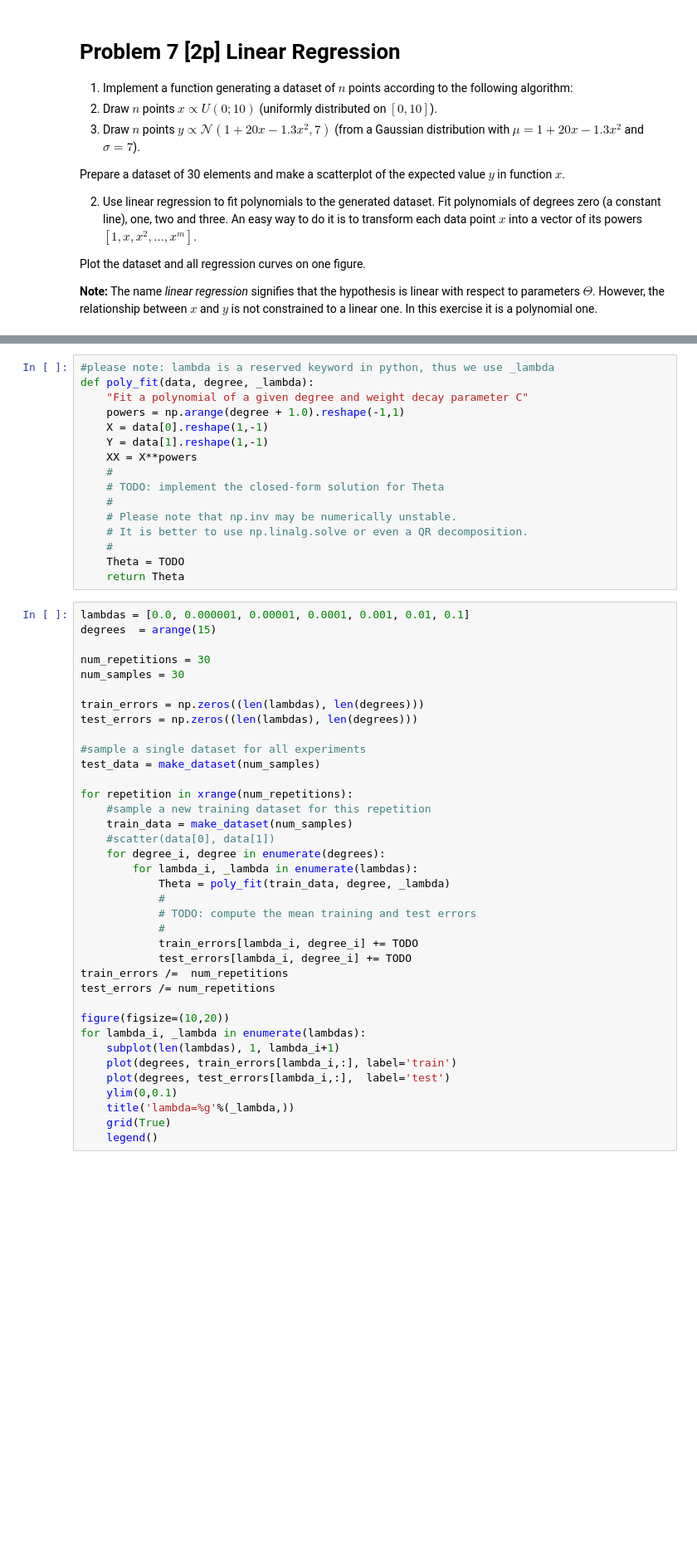
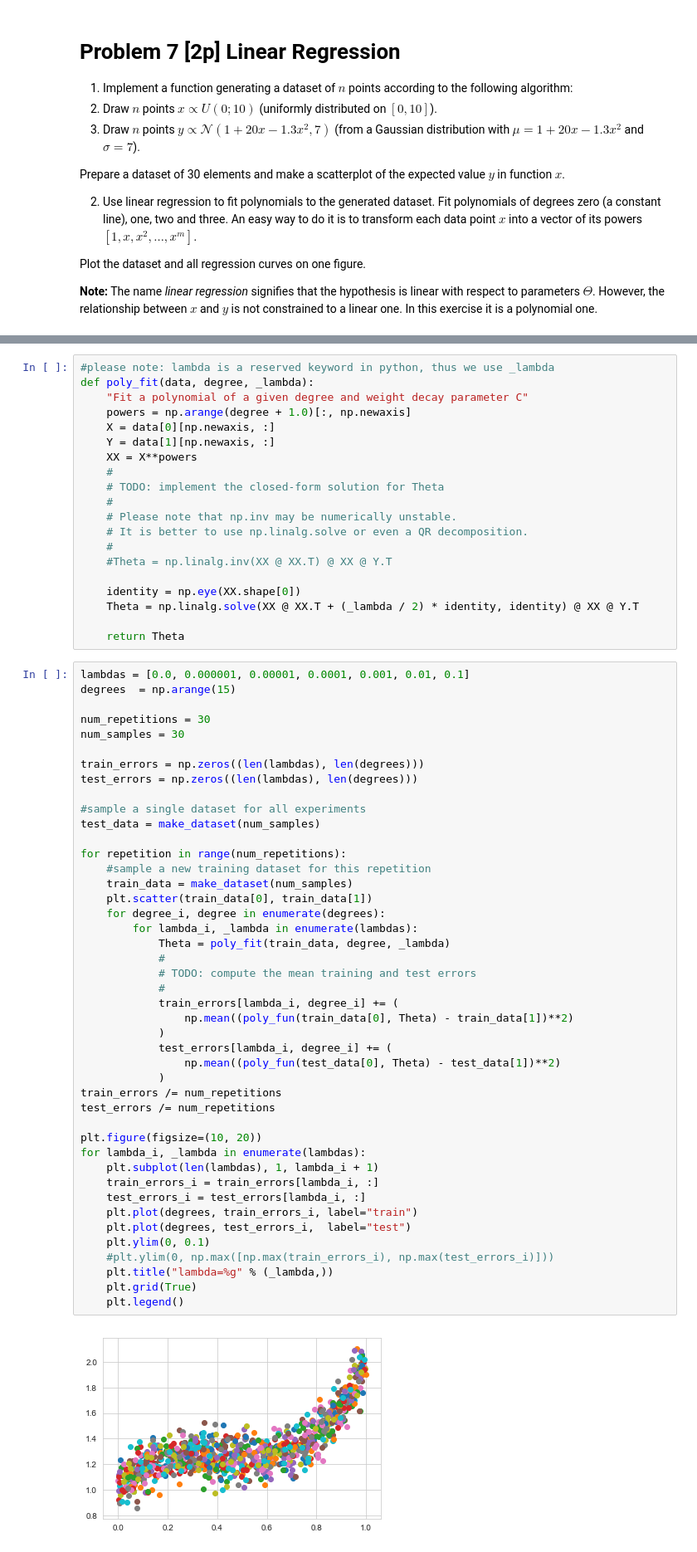
Before and after one commit to derenio/nn_assignments, a Jupyter notebook: assignment2/Assignment2_solutions.ipynb, the cells around one changed output, grey strips where cells are left out. Shown at 83% size. Saved outputs shown, nothing was run; the diff lists cells and outputs as text; blank space fills up the shorter version.

```diff
--- a/assignment2/Assignment2_solutions.ipynb
+++ b/assignment2/Assignment2_solutions.ipynb
@@ -604,9 +653,9 @@ legend(loc='upper left')
 #please note: lambda is a reserved keyword in python, thus we use _lambda
 def poly_fit(data, degree, _lambda):
     "Fit a polynomial of a given degree and weight decay parameter C"
-    powers = np.arange(degree + 1.0).reshape(-1,1)
-    X = data[0].reshape(1,-1)
-    Y = data[1].reshape(1,-1)
+    powers = np.arange(degree + 1.0)[:, np.newaxis]
+    X = data[0][np.newaxis, :]
+    Y = data[1][np.newaxis, :]
     XX = X**powers
     #
     # TODO: implement the closed-form solution for Theta
@@ -614,42 +663,55 @@ def poly_fit(data, degree, _lambda):
     # Please note that np.inv may be numerically unstable.
     # It is better to use np.linalg.solve or even a QR decomposition.
     #
-    Theta = TODO
+    #Theta = np.linalg.inv(XX @ XX.T) @ XX @ Y.T
+
+    identity = np.eye(XX.shape[0])
+    Theta = np.linalg.solve(XX @ XX.T + (_lambda / 2) * identity, identity) @ XX @ Y.T
+
     return Theta
 # %%
 lambdas = [0.0, 0.000001, 0.00001, 0.0001, 0.001, 0.01, 0.1]
-degrees  = arange(15)
+degrees  = np.arange(15)
 
 num_repetitions = 30
 num_samples = 30
 
 train_errors = np.zeros((len(lambdas), len(degrees)))
 test_errors = np.zeros((len(lambdas), len(degrees)))
 
 #sample a single dataset for all experiments
 test_data = make_dataset(num_samples)
 
-for repetition in xrange(num_repetitions):
+for repetition in range(num_repetitions):
     #sample a new training dataset for this repetition
     train_data = make_dataset(num_samples)
-    #scatter(data[0], data[1])
+    plt.scatter(train_data[0], train_data[1])
     for degree_i, degree in enumerate(degrees):
         for lambda_i, _lambda in enumerate(lambdas):
             Theta = poly_fit(train_data, degree, _lambda)
             #
             # TODO: compute the mean training and test errors
             #
-            train_errors[lambda_i, degree_i] += TODO
-            test_errors[lambda_i, degree_i] += TODO
-train_errors /=  num_repetitions
+            train_errors[lambda_i, degree_i] += (
+                np.mean((poly_fun(train_data[0], Theta) - train_data[1])**2)
+            )
+            test_errors[lambda_i, degree_i] += (
+                np.mean((poly_fun(test_data[0], Theta) - test_data[1])**2)
+            )
+train_errors /= num_repetitions
 test_errors /= num_repetitions
 
-figure(figsize=(10,20))
+plt.figure(figsize=(10, 20))
 for lambda_i, _lambda in enumerate(lambdas):
-    subplot(len(lambdas), 1, lambda_i+1)
-    plot(degrees, train_errors[lambda_i,:], label='train')
-    plot(degrees, test_errors[lambda_i,:],  label='test')
-    ylim(0,0.1)
-    title('lambda=%g'%(_lambda,))
-    grid(True)
-    legend()
+    plt.subplot(len(lambdas), 1, lambda_i + 1)
+    train_errors_i = train_errors[lambda_i, :]
+    test_errors_i = test_errors[lambda_i, :]
+    plt.plot(degrees, train_errors_i, label="train")
+    plt.plot(degrees, test_errors_i,  label="test")
+    plt.ylim(0, 0.1)
+    #plt.ylim(0, np.max([np.max(train_errors_i), np.max(test_errors_i)]))
+    plt.title("lambda=%g" % (_lambda,))
+    plt.grid(True)
+    plt.legend()
+# %% [output]
+[figure, added]
```
Also changed, not shown: parts of 15 cells of this notebook, 12 other files.
